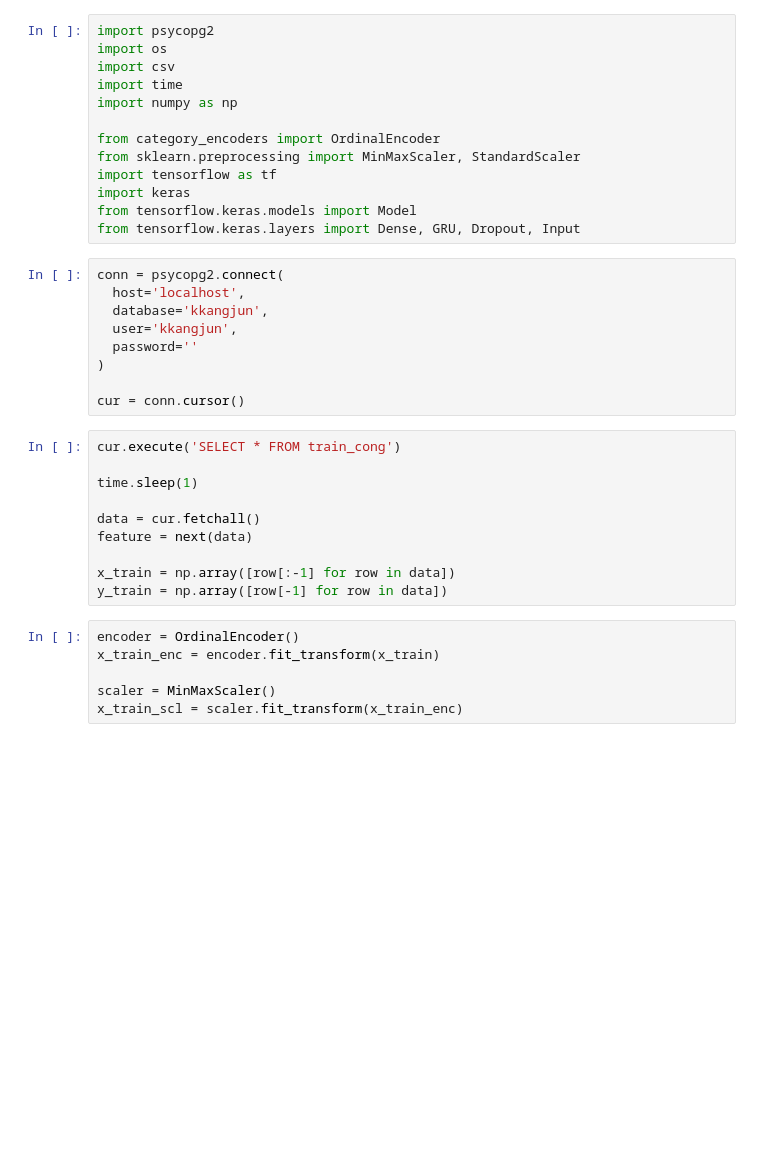
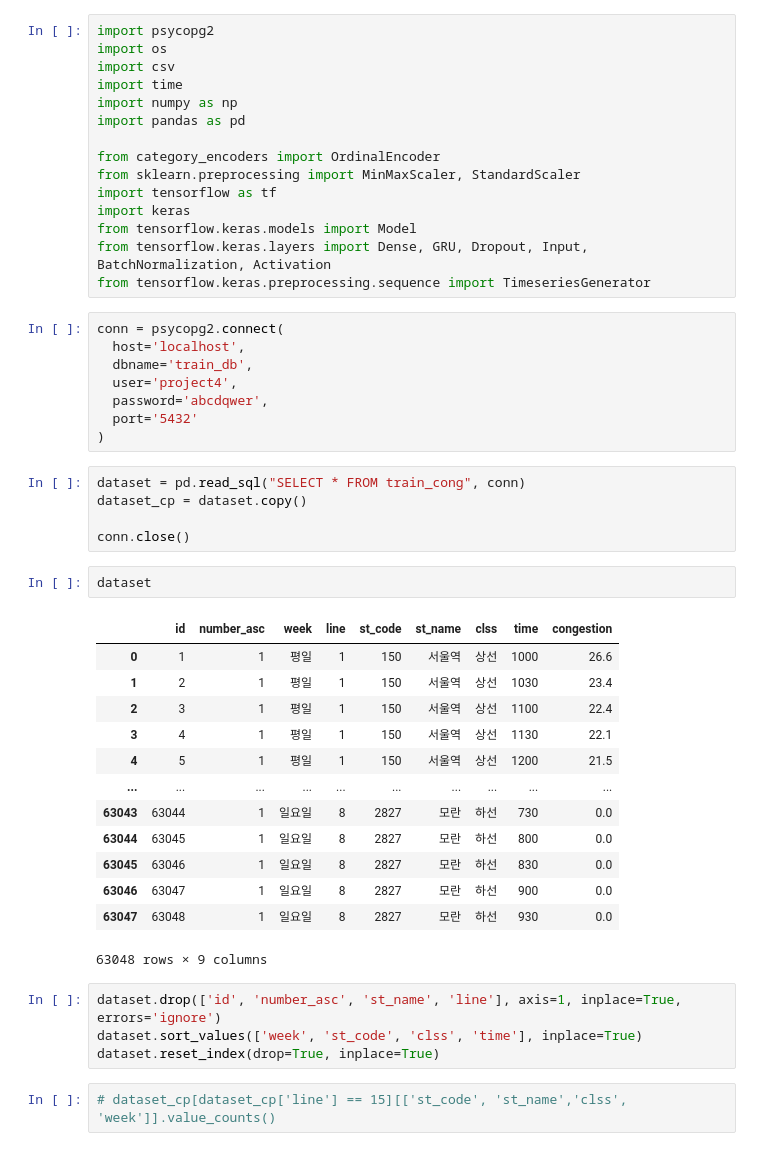
Before and after one commit to KkangJun/codestates_Project4, a Jupyter notebook: app/src/__model.ipynb, the cells around one changed output. Cells and saved outputs as stored; diff of their text form; blank space fills up the shorter version.

```diff
--- a/app/src/__model.ipynb
+++ b/app/src/__model.ipynb
@@ -4,35 +4,47 @@ import os
 import csv
 import time
 import numpy as np
+import pandas as pd
 
 from category_encoders import OrdinalEncoder
 from sklearn.preprocessing import MinMaxScaler, StandardScaler
 import tensorflow as tf
 import keras
 from tensorflow.keras.models import Model
-from tensorflow.keras.layers import Dense, GRU, Dropout, Input
+from tensorflow.keras.layers import Dense, GRU, Dropout, Input, BatchNormalization, Activation
+from tensorflow.keras.preprocessing.sequence import TimeseriesGenerator
 # %%
 conn = psycopg2.connect(
   host='localhost',
-  database='kkangjun',
-  user='kkangjun',
-  password=''
+  dbname='train_db',
+  user='project4',
+  password='abcdqwer',
+  port='5432'
 )
-
-cur = conn.cursor()
-# %%
-cur.execute('SELECT * FROM train_cong')
-
-time.sleep(1)
-
-data = cur.fetchall()
-feature = next(data)
-
-x_train = np.array([row[:-1] for row in data])
-y_train = np.array([row[-1] for row in data])
-# %%
-encoder = OrdinalEncoder()
-x_train_enc = encoder.fit_transform(x_train)
-
-scaler = MinMaxScaler()
-x_train_scl = scaler.fit_transform(x_train_enc)
+# %%
+dataset = pd.read_sql("SELECT * FROM train_cong", conn)
+dataset_cp = dataset.copy()
+
+conn.close()
+# %%
+dataset
+# %% [output]
+|  | id | number_asc | week | line | st_code | st_name | clss | time | congestion |
+| 0 | 1 | 1 | 평일 | 1 | 150 | 서울역 | 상선 | 1000 | 26.6 |
+| 1 | 2 | 1 | 평일 | 1 | 150 | 서울역 | 상선 | 1030 | 23.4 |
+| 2 | 3 | 1 | 평일 | 1 | 150 | 서울역 | 상선 | 1100 | 22.4 |
+| 3 | 4 | 1 | 평일 | 1 | 150 | 서울역 | 상선 | 1130 | 22.1 |
+| 4 | 5 | 1 | 평일 | 1 | 150 | 서울역 | 상선 | 1200 | 21.5 |
+| ... | ... | ... | ... | ... | ... | ... | ... | ... | ... |
+| 63043 | 63044 | 1 | 일요일 | 8 | 2827 | 모란 | 하선 | 730 | 0.0 |
+| 63044 | 63045 | 1 | 일요일 | 8 | 2827 | 모란 | 하선 | 800 | 0.0 |
+| 63045 | 63046 | 1 | 일요일 | 8 | 2827 | 모란 | 하선 | 830 | 0.0 |
+| 63046 | 63047 | 1 | 일요일 | 8 | 2827 | 모란 | 하선 | 900 | 0.0 |
+| 63047 | 63048 | 1 | 일요일 | 8 | 2827 | 모란 | 하선 | 930 | 0.0 |
+63048 rows × 9 columns
+# %%
+dataset.drop(['id', 'number_asc', 'st_name', 'line'], axis=1, inplace=True, errors='ignore')
+dataset.sort_values(['week', 'st_code', 'clss', 'time'], inplace=True)
+dataset.reset_index(drop=True, inplace=True)
+# %%
+# dataset_cp[dataset_cp['line'] == 15][['st_code', 'st_name','clss', 'week']].value_counts()
```
Also changed, not shown: parts of 16 cells of this notebook, 7 other files.
